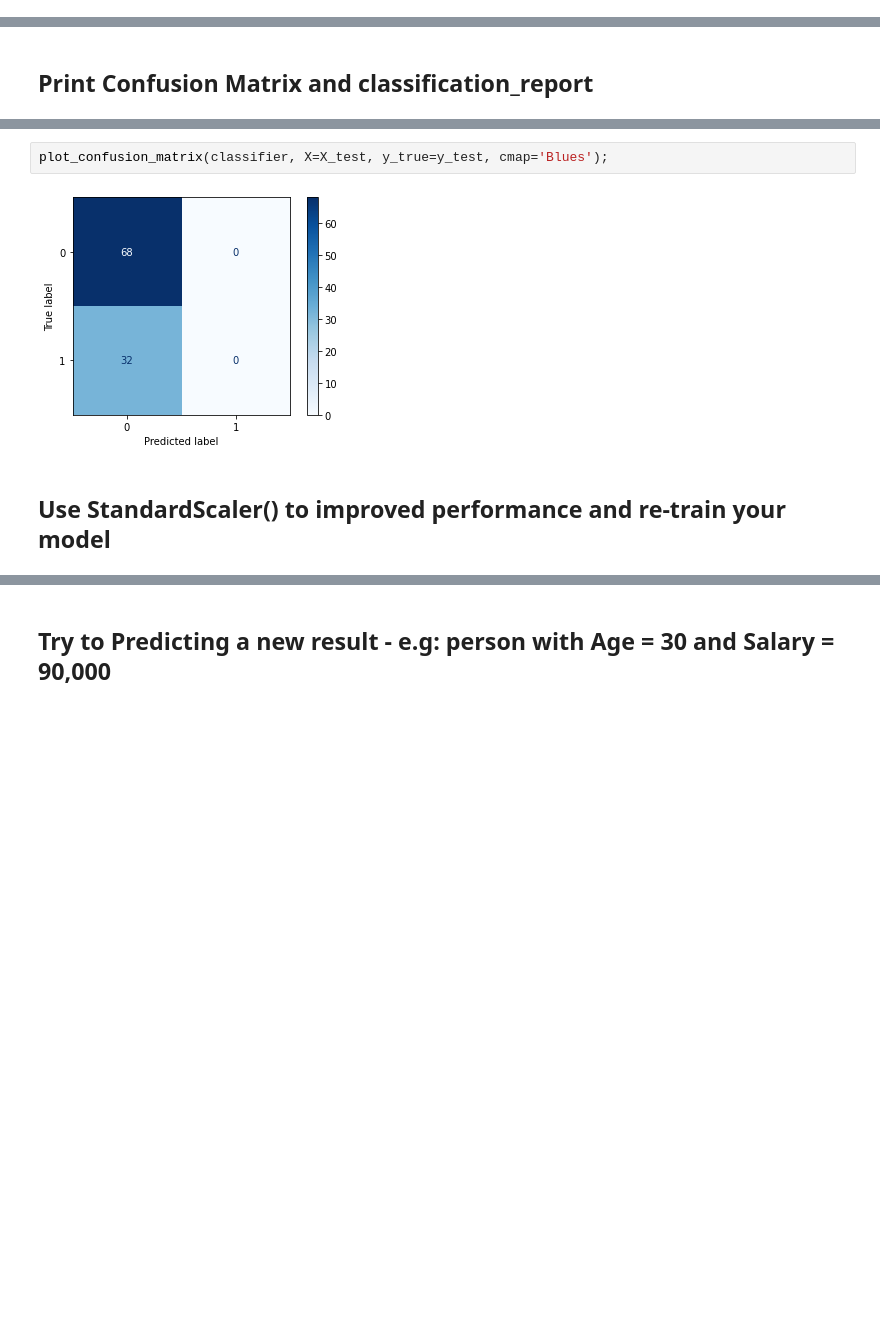
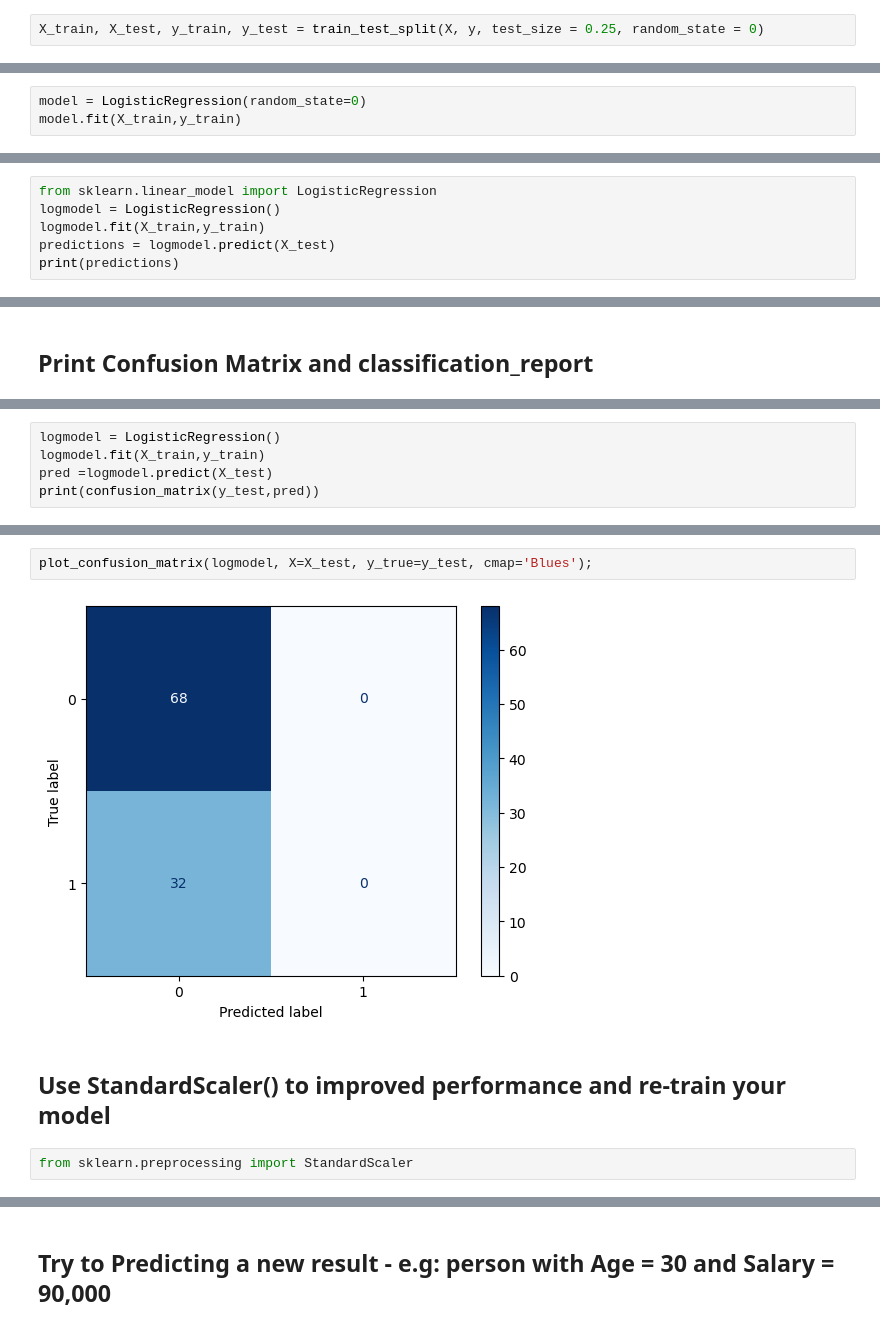
Before and after one commit to Tuwaiq-Data-Science-Bootcamp-V2/LogisticRegression_Lab, a Jupyter notebook: LogisticRegression_Assignment.ipynb, the cells around one changed output, grey strips where cells are left out. Saved outputs shown, nothing was run; the diff lists cells and outputs as text; blank space fills up the shorter version.

Commit message:
Logistic Regression Lab

```diff
--- a/LogisticRegression_Assignment.ipynb
+++ b/LogisticRegression_Assignment.ipynb
@@ -86,2 +92,7 @@ Name: Purchased, dtype: int64
+# %%
+X_train, X_test, y_train, y_test = train_test_split(X, y, test_size = 0.25, random_state = 0)
 # %% [markdown]
 ## Train the model with random_state = 0
+# %%
+model = LogisticRegression(random_state=0)
+model.fit(X_train,y_train)
@@ -94,0 +103,6 @@ Name: Purchased, dtype: int64
+# %%
+from sklearn.linear_model import LogisticRegression
+logmodel = LogisticRegression()
+logmodel.fit(X_train,y_train)
+predictions = logmodel.predict(X_test)
+print(predictions)
@@ -133,0 +145,5 @@ weighted avg       0.46      0.68      0.55       100
+# %%
+logmodel = LogisticRegression()
+logmodel.fit(X_train,y_train)
+pred =logmodel.predict(X_test)
+print(confusion_matrix(y_test,pred))
@@ -134,6 +165,8 @@ weighted avg       0.46      0.68      0.55       100
 # %%
-plot_confusion_matrix(classifier, X=X_test, y_true=y_test, cmap='Blues');
+plot_confusion_matrix(logmodel, X=X_test, y_true=y_test, cmap='Blues');
 # %% [output]
-[figure, old version]
+[figure, new version]
 # %% [markdown]
 ## Use StandardScaler() to improved performance and re-train your model
+# %%
+from sklearn.preprocessing import StandardScaler
```
Also changed, not shown: parts of 22 cells of this notebook.
